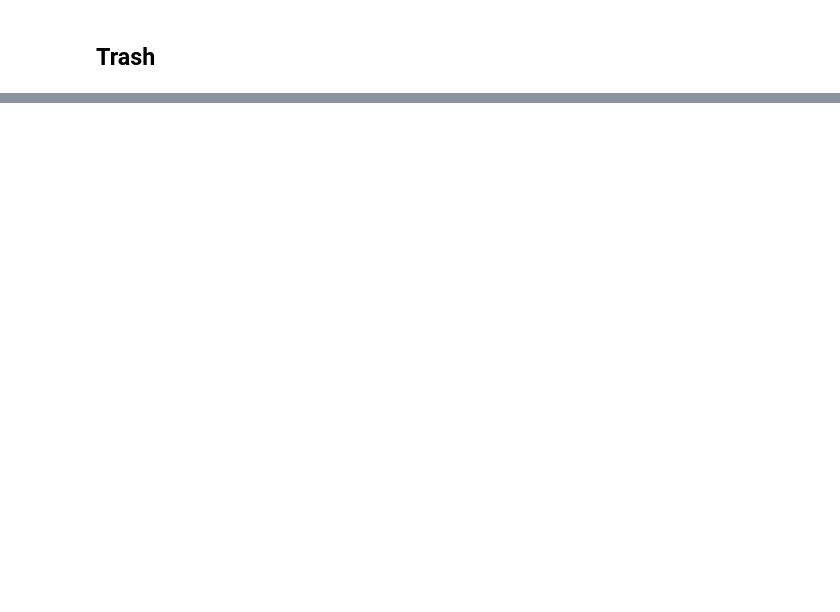
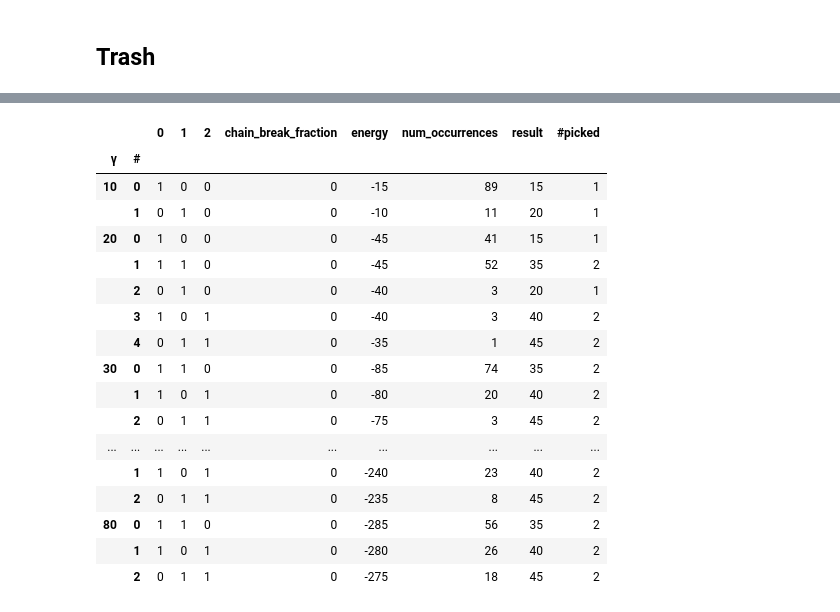
Before and after one commit to klezm/QuantumAnnealingPlayground, a Jupyter notebook: choosing_boxes.ipynb, the cells around one changed output, grey strips where cells are left out. Drawn from its saved outputs; the diff is of its cells as text; code cells hidden in the pictures; blank space fills up the shorter version.

```diff
--- a/choosing_boxes.ipynb
+++ b/choosing_boxes.ipynb
@@ -491,3 +543,63 @@ print(np.triu_indices(Q.shape[0]))
 # qubo_dict = qubo_poly.as_dict()
 # print("as_dict: ", qubo_dict)
 # pprint(qubo_dict)
+# %%
+from pprint import pprint
+import pandas as pd
+
+
+t = """
+ 	 	0	1	2	chain_break_fraction	energy	num_occurrences	result	#picked
+γ	#
+10	0	1	0	0	0.000000	-15.000000	89	15	1
+	1	0	1	0	0.000000	-10.000000	11	20	1
+20	0	1	0	0	0.000000	-45.000000	41	15	1
+	1	1	1	0	0.000000	-45.000000	52	35	2
+	2	0	1	0	0.000000	-40.000000	3	20	1
+	3	1	0	1	0.000000	-40.000000	3	40	2
+	4	0	1	1	0.000000	-35.000000	1	45	2
+30	0	1	1	0	0.000000	-85.000000	74	35	2
+	1	1	0	1	0.000000	-80.000000	20	40	2
+	2	0	1	1	0.000000	-75.000000	3	45	2
+	3	1	0	0	0.000000	-75.000000	2	15	1
+	4	0	1	0	0.000000	-70.000000	1	20	1
+35	0	1	1	0	0.000000	-105.000000	76	35	2
+	1	1	0	1	0.000000	-100.000000	16	40	2
+	2	0	1	1	0.000000	-95.000000	5	45	2
+	3	1	0	0	0.000000	-90.000000	1	15	1
+	4	0	1	0	0.000000	-85.000000	1	20	1
+	5	0	0	1	0.000000	-80.000000	1	25	1
+40	0	1	1	0	0.000000	-125.000000	72	35	2
+	1	1	0	1	0.000000	-120.000000	17	40	2
+	2	0	1	1	0.000000	-115.000000	10	45	2
+	3	0	1	0	0.000000	-100.000000	1	20	1
+50	0	1	1	0	0.000000	-165.000000	66	35	2
+	1	1	0	1	0.000000	-160.000000	20	40	2
+	2	0	1	1	0.000000	-155.000000	13	45	2
+	3	1	0	0	0.000000	-135.000000	1	15	1
+60	0	1	1	0	0.000000	-205.000000	53	35	2
+	1	1	0	1	0.000000	-200.000000	35	40	2
+	2	0	1	1	0.000000	-195.000000	12	45	2
+70	0	1	1	0	0.000000	-245.000000	69	35	2
+	1	1	0	1	0.000000	-240.000000	23	40	2
+	2	0	1	1	0.000000	-235.000000	8	45	2
+80	0	1	1	0	0.000000	-285.000000	56	35	2
+	1	1	0	1	0.000000	-280.000000	26	40	2
+	2	0	1	1	0.000000	-275.000000	18	45	2"""
+
+t2 = {}
+k = None
+for x in [x.split("\t") for x in t.splitlines()[3:]]:
+	if x[0]:
+		k = x[0]
+	# 	t2[k] = {}
+	# t2[k][x[1]] = x[2:]
+	t2[(int(k), int(x[1]))] = list(map(float, x[2:]))
+	# t2[(k, x[1])] = x[2:]
+pprint(t2)
+
+df = pd.DataFrame.from_dict(t2, orient = "index", columns = ["0", "1", "2", "chain_break_fraction", "energy", "num_occurrences", "result", "#picked"])
+df = df.convert_dtypes()
+df.index = pd.MultiIndex.from_tuples(df.index, names = ["γ", "#"])
+df
+# %% [output]
@@ -493,0 +623,18 @@ print(np.triu_indices(Q.shape[0]))
+|  |  | 0 | 1 | 2 | chain_break_fraction | energy | num_occurrences | result | #picked |
+| γ | # |  |  |  |  |  |  |  |  |
+| 10 | 0 | 1 | 0 | 0 | 0 | -15 | 89 | 15 | 1 |
+|  | 1 | 0 | 1 | 0 | 0 | -10 | 11 | 20 | 1 |
+| 20 | 0 | 1 | 0 | 0 | 0 | -45 | 41 | 15 | 1 |
+|  | 1 | 1 | 1 | 0 | 0 | -45 | 52 | 35 | 2 |
+|  | 2 | 0 | 1 | 0 | 0 | -40 | 3 | 20 | 1 |
+|  | 3 | 1 | 0 | 1 | 0 | -40 | 3 | 40 | 2 |
+|  | 4 | 0 | 1 | 1 | 0 | -35 | 1 | 45 | 2 |
+| 30 | 0 | 1 | 1 | 0 | 0 | -85 | 74 | 35 | 2 |
+|  | 1 | 1 | 0 | 1 | 0 | -80 | 20 | 40 | 2 |
+|  | 2 | 0 | 1 | 1 | 0 | -75 | 3 | 45 | 2 |
+| ... | ... | ... | ... | ... | ... | ... | ... | ... | ... |
+|  | 1 | 1 | 0 | 1 | 0 | -240 | 23 | 40 | 2 |
+|  | 2 | 0 | 1 | 1 | 0 | -235 | 8 | 45 | 2 |
+| 80 | 0 | 1 | 1 | 0 | 0 | -285 | 56 | 35 | 2 |
+|  | 1 | 1 | 0 | 1 | 0 | -280 | 26 | 40 | 2 |
+|  | 2 | 0 | 1 | 1 | 0 | -275 | 18 | 45 | 2 |
```
Also changed, not shown: parts of 20 cells of this notebook, 1 other file.
